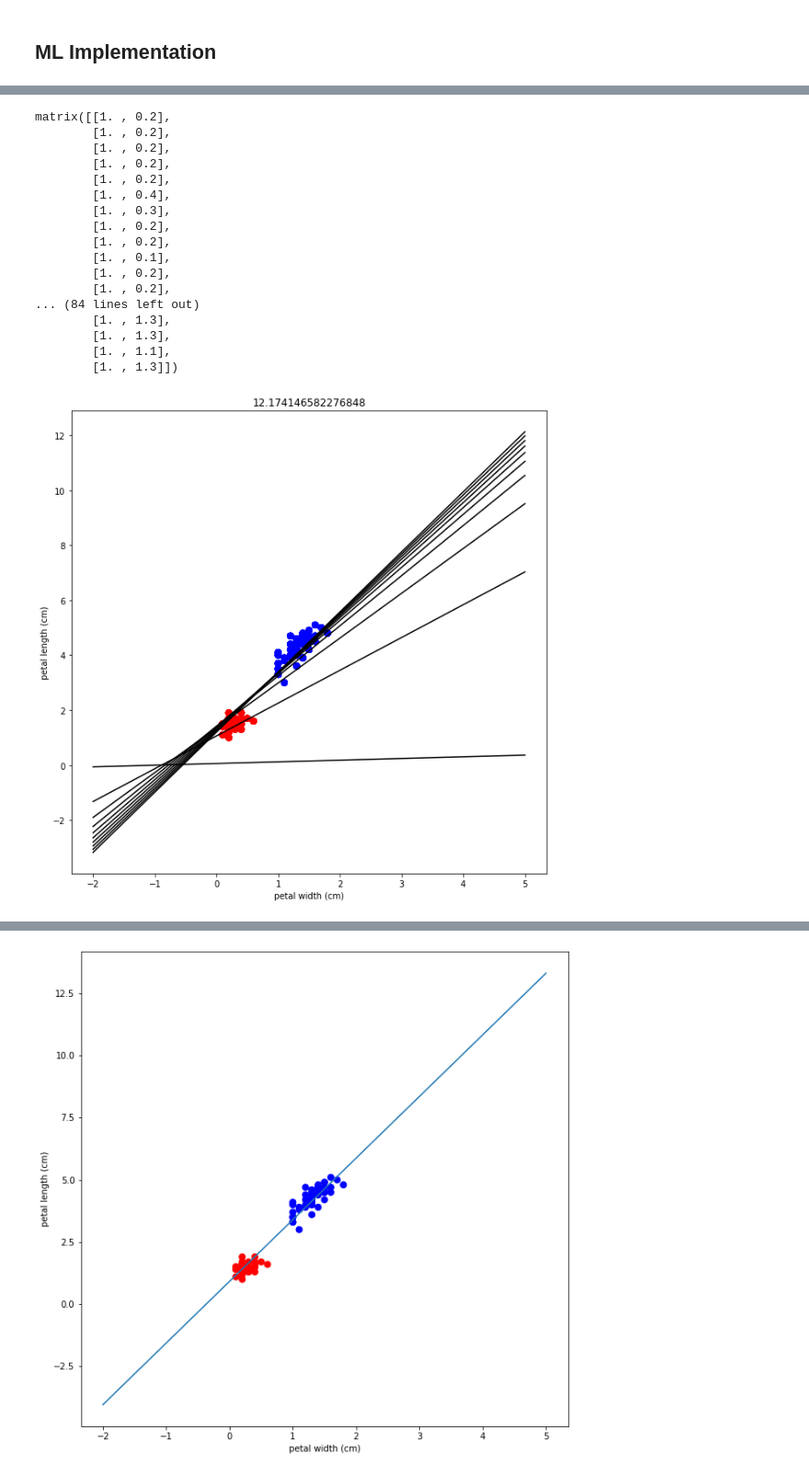
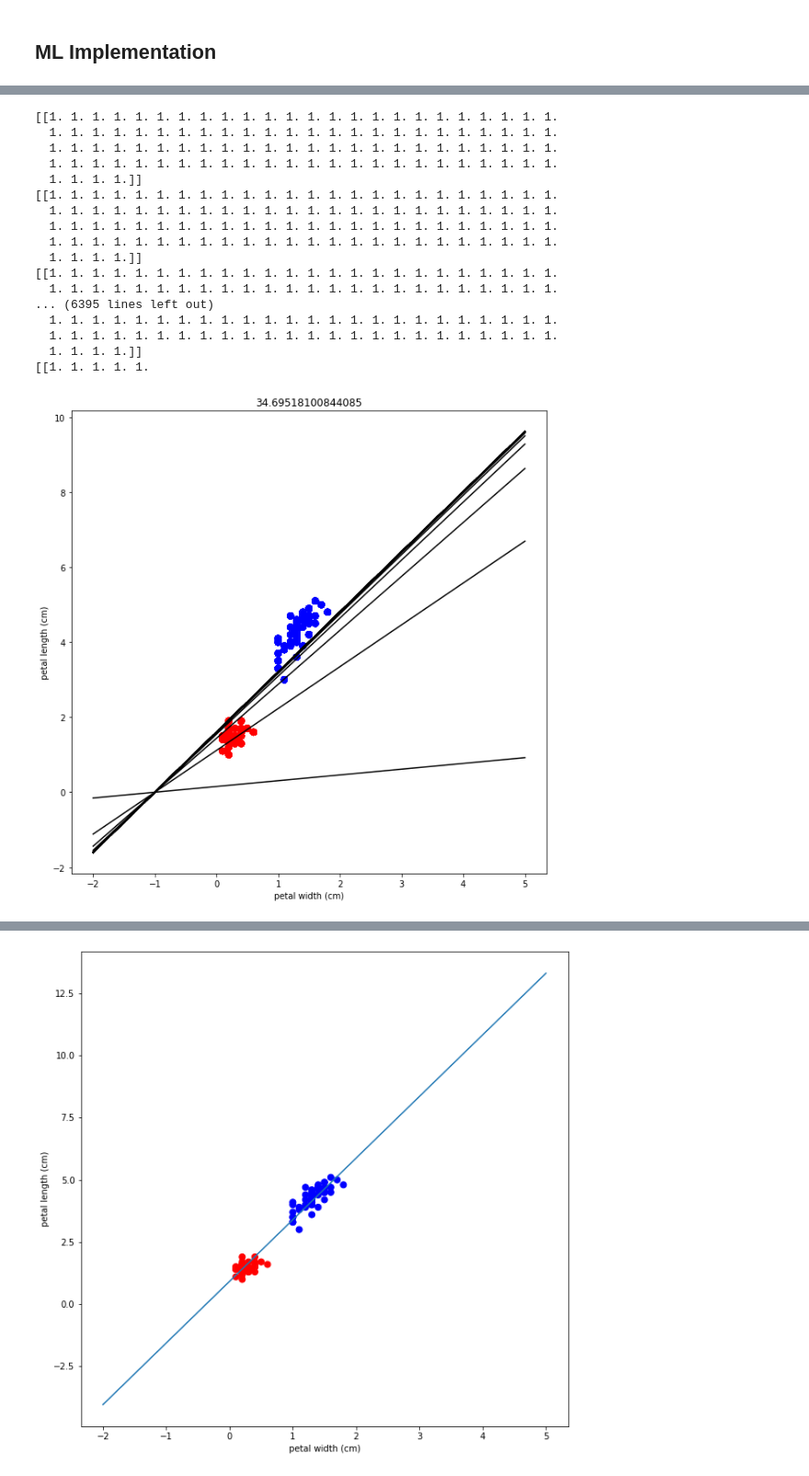
Before and after one commit to Huffwut/Python-meeting, a Jupyter notebook: ml1.ipynb, the cells around one changed output, grey strips where cells are left out. Shown at 92% size. Saved outputs shown, nothing was run; the diff lists cells and outputs as text; code cells hidden in the pictures.

Commit message:
attempted non-linearity stuff

```diff
--- a/ml1.ipynb
+++ b/ml1.ipynb
@@ -50,6 +50,30 @@ def mse_gd(x, theta, t, alpha):
     n = len(x)
     theta -= alpha * (2/n * (theta.dot(x.T) - t) * x)
     return theta
+
+def relu(z):
+    # if z>0:
+    #     return z
+    # else:
+    #     return 0
+    z[z < 0] = 0
+
+    return z
+    # return np.max(0,z)
+
+def relu_prime(z):
+    z[z < 0] = 0
+    z[z > 0] = 1
+    return z
+
+def linear_activation(z):
+    return z
+
+def relu_mse_gd(x, theta, t, alpha):
+    n = len(x)
+    print(relu_prime(linear_activation(theta.dot(x.T))))
+    theta -= alpha * (2/n * ( (relu(linear_activation(theta.dot(x.T))) - t) * relu_prime(linear_activation(theta.dot(x.T)).T)))
+    return theta
 # %%
 x0 = np.matrix([np.ones(len(df)), df['petal width (cm)'].values, df['petal length (cm)'].values])
 w0 = np.matrix([-0.1, -0.1, -0.1])
@@ -63,7 +87,7 @@ plt.xlabel('petal width (cm)')
 plt.ylabel('petal length (cm)')
 # plt.show()
 
-while True:
+for i in range(300):
     for data_point in range(len(df)):
         pred = w0.dot([x0[0, data_point], x0[1, data_point], x0[2, data_point]])
         if pred >= 0:
@@ -74,9 +98,9 @@ while True:
         err = target[data_point] - pred
         w0 = gradient_descent(x0.T[data_point], w0, 0.001, err)
 
-        plotDisc(np.array(w0)[0])
-    if accuracy_score(res, target) >=0.99:
-        break
+    plotDisc(np.array(w0)[0])
+    # if accuracy_score(res, target) >=0.99:
+    #     break
     res = []
 # print(w0)
 # %% [output]
@@ -84,47 +108,44 @@ while True:
-# %%
-x0.T
-# %% [output]
-matrix([[1. , 0.2],
-        [1. , 0.2],
-        [1. , 0.2],
-        [1. , 0.2],
-        [1. , 0.2],
-        [1. , 0.4],
-        [1. , 0.3],
-        [1. , 0.2],
-        [1. , 0.2],
-        [1. , 0.1],
-        [1. , 0.2],
-        [1. , 0.2],
-... (84 lines left out)
-        [1. , 1.3],
-        [1. , 1.3],
-        [1. , 1.1],
-        [1. , 1.3]])
 # %%
 t = df['petal length (cm)'].values
-
+points = np.linspace(-2, 5, 10)
 res = []
 
 x0 = np.matrix([np.ones(len(df)), df['petal width (cm)'].values])
-w0 = np.matrix([0., 0.])
+w0 = np.matrix([0.1, 0.1])
 plt.figure(figsize=(10,10))
-max_iter = 300
+max_iter = 3000
 res = []
 for data_point in range(max_iter):
 
         # pred = w0.dot([x0[0, data_point], x0[1, data_point]])
 
-        w0 = mse_gd(x0.T, w0, t, 0.01)
+        w0 = relu_mse_gd(x0.T, w0, t, 0.01)
 
         if(data_point%30==0):
                 plt.plot(points, (np.array(w0.T[1] * points)[0]) + float(w0.T[0]), 'k')
                 plt.scatter(df['petal width (cm)'],df['petal length (cm)'],50, colours)
                 plt.xlabel('petal width (cm)')
                 plt.ylabel('petal length (cm)')
                 pred = np.array(w0.dot(x0))
                 plt.title(mse(pred, t))
                 # plt.show()
         # res.append(pred)
 # %% [output]
+[[1. 1. 1. 1. 1. 1. 1. 1. 1. 1. 1. 1. 1. 1. 1. 1. 1. 1. 1. 1. 1. 1. 1. 1.
+  1. 1. 1. 1. 1. 1. 1. 1. 1. 1. 1. 1. 1. 1. 1. 1. 1. 1. 1. 1. 1. 1. 1. 1.
+  1. 1. 1. 1. 1. 1. 1. 1. 1. 1. 1. 1. 1. 1. 1. 1. 1. 1. 1. 1. 1. 1. 1. 1.
+  1. 1. 1. 1. 1. 1. 1. 1. 1. 1. 1. 1. 1. 1. 1. 1. 1. 1. 1. 1. 1. 1. 1. 1.
+  1. 1. 1. 1.]]
+[[1. 1. 1. 1. 1. 1. 1. 1. 1. 1. 1. 1. 1. 1. 1. 1. 1. 1. 1. 1. 1. 1. 1. 1.
+  1. 1. 1. 1. 1. 1. 1. 1. 1. 1. 1. 1. 1. 1. 1. 1. 1. 1. 1. 1. 1. 1. 1. 1.
+  1. 1. 1. 1. 1. 1. 1. 1. 1. 1. 1. 1. 1. 1. 1. 1. 1. 1. 1. 1. 1. 1. 1. 1.
+  1. 1. 1. 1. 1. 1. 1. 1. 1. 1. 1. 1. 1. 1. 1. 1. 1. 1. 1. 1. 1. 1. 1. 1.
+  1. 1. 1. 1.]]
+[[1. 1. 1. 1. 1. 1. 1. 1. 1. 1. 1. 1. 1. 1. 1. 1. 1. 1. 1. 1. 1. 1. 1. 1.
+  1. 1. 1. 1. 1. 1. 1. 1. 1. 1. 1. 1. 1. 1. 1. 1. 1. 1. 1. 1. 1. 1. 1. 1.
+... (6395 lines left out)
+  1. 1. 1. 1. 1. 1. 1. 1. 1. 1. 1. 1. 1. 1. 1. 1. 1. 1. 1. 1. 1. 1. 1. 1.
+  1. 1. 1. 1. 1. 1. 1. 1. 1. 1. 1. 1. 1. 1. 1. 1. 1. 1. 1. 1. 1. 1. 1. 1.
+  1. 1. 1. 1.]]
+[[1. 1. 1. 1. 1.
-[figure, old version]
+[figure, new version]
```
Also changed, not shown: parts of 3 cells of this notebook, 1 other file.
